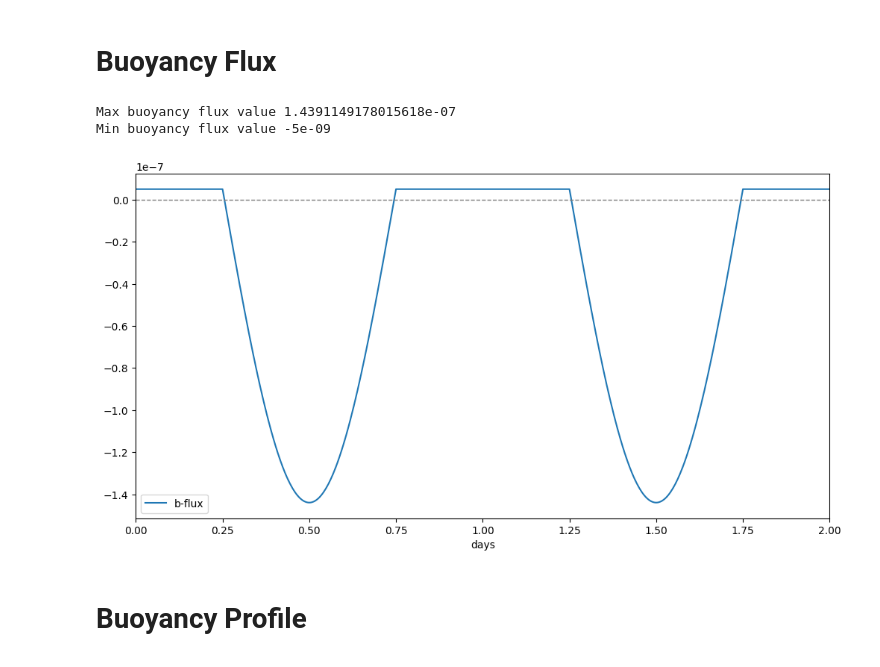
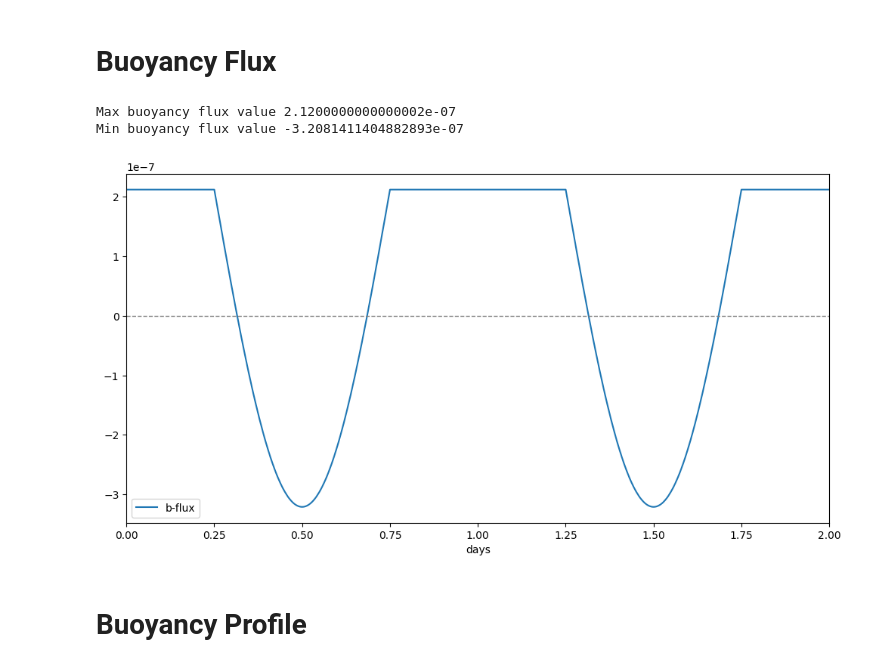
Before and after one commit to MarvynBailly/Buoyancy-Driven-Convection, a Jupyter notebook: Analysis/analyze_flux.ipynb, the cells around one changed output. Drawn from its saved outputs; the diff is of its cells as text; code cells hidden in the pictures.

```diff
--- a/Analysis/analyze_flux.ipynb
+++ b/Analysis/analyze_flux.ipynb
@@ -10,7 +10,7 @@ import numpy as np
 import pandas as pd
 import math
 # %%
-nc_file = f"../Data/sim2D2-20-pw1-v2_averages.nc"
+nc_file = f"../Data/sim2D2-20-pw1-v5_averages.nc"
 ds_avg_flux = xr.open_dataset(nc_file).load()
 case_flux = "2D2-flux"
 ds_avg_flux.close()
@@ -27,19 +47,19 @@ image_save_folder = "flux"
 # %%
 figs, axes = plt.subplots(nrows=1, ncols=1, figsize=(12, 6),sharex=True)
 print(f'Max buoyancy flux value {ds_avg_flux.b_flux.max().values}')
 print(f'Min buoyancy flux value {ds_avg_flux.b_flux.min().values}')
 
-axes.plot(ds_avg_flux.coords['time'].values / np.timedelta64(1, 'D'), -ds_avg_flux.b_flux, label="b-flux")
+axes.plot(ds_avg_flux.coords['time'].values / np.timedelta64(1, 'D'), ds_avg_flux.b_flux, label="b-flux")
 axes.axhline(0, color='gray', linestyle='--', linewidth=1)  # Add this line to plot y=0
 axes.set_xlim(0, 2)
 axes.set_xlabel("days")
 axes.legend()
 
 plt.show()
 # %% [output]
-Max buoyancy flux value 1.4391149178015618e-07
-Min buoyancy flux value -5e-09
+Max buoyancy flux value 2.1200000000000002e-07
+Min buoyancy flux value -3.2081411404882893e-07
-[figure, old version]
+[figure, new version]
 # %% [markdown]
 # Buoyancy Profile
 # %% [markdown]
```
Also changed, not shown: parts of 12 cells of this notebook, 9 other files.
